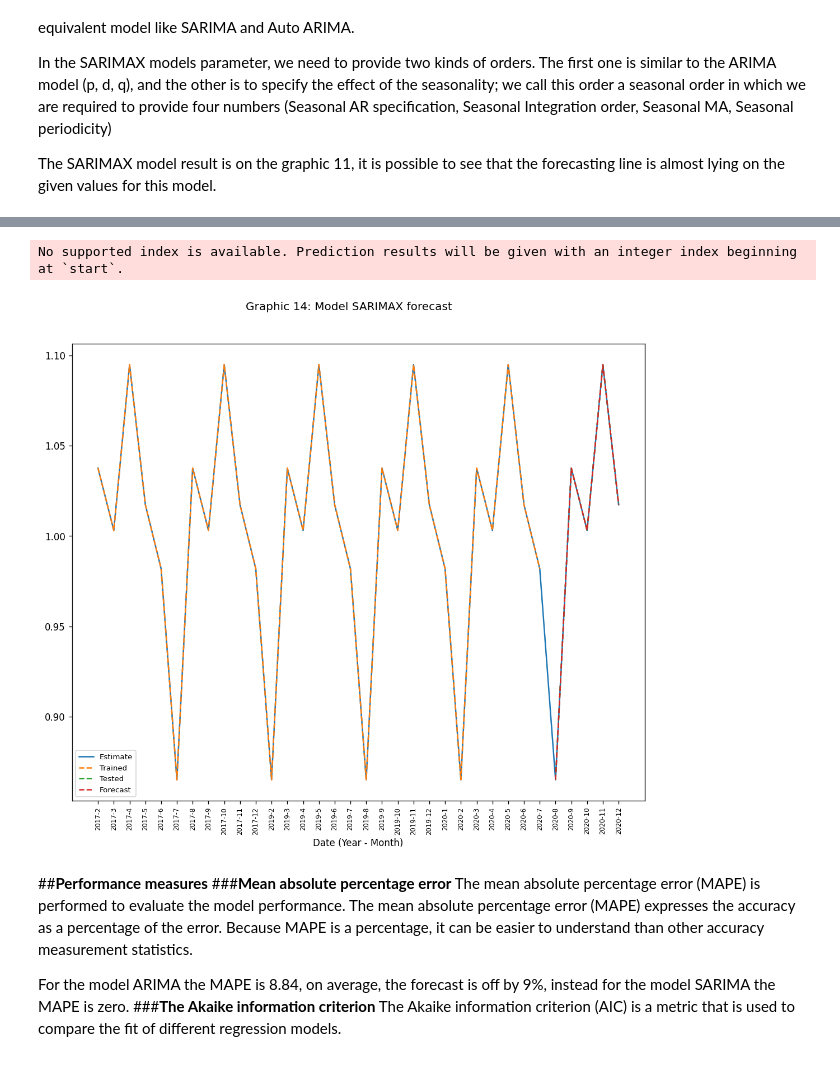
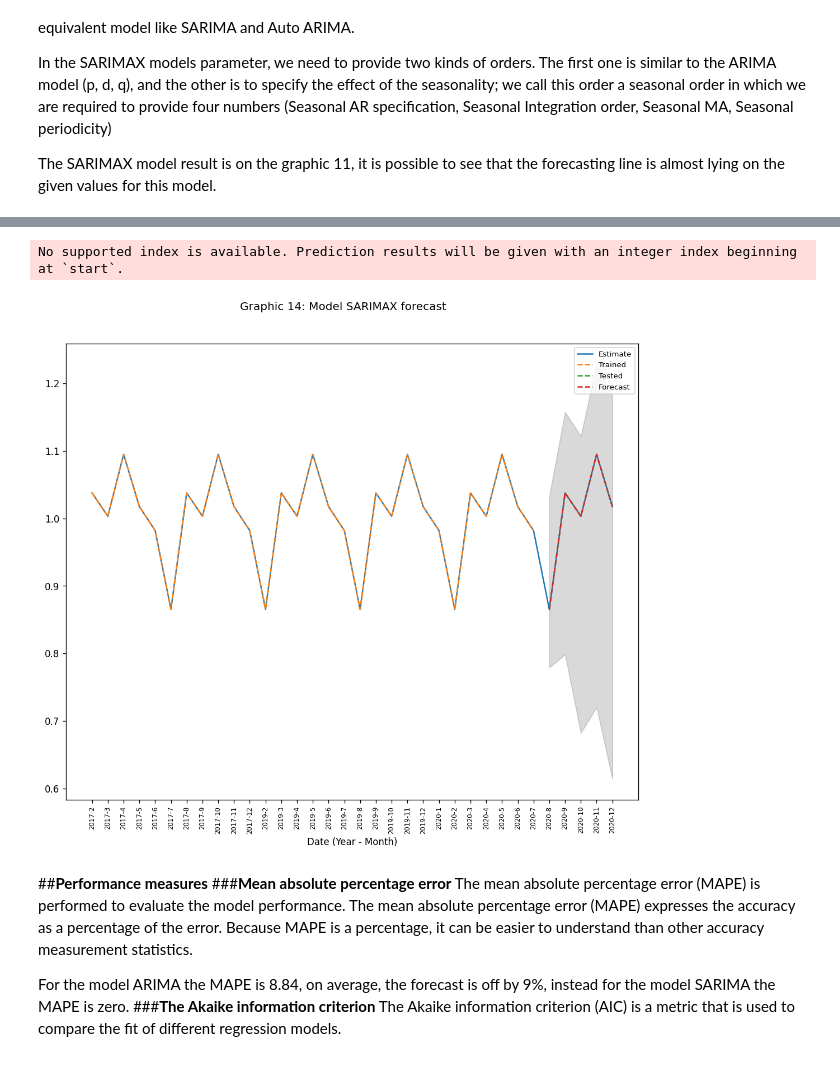
Before and after one commit to NLChavesA/PredictionsSSFColombianPacific, a Jupyter notebook: Time_Series_Analysis.ipynb, the cells around one changed output, grey strips where cells are left out. Cells and saved outputs as stored; diff of their text form; code cells hidden in the pictures.

```diff
--- a/Time_Series_Analysis.ipynb
+++ b/Time_Series_Analysis.ipynb
@@ -657,7 +657,7 @@ fc_series = pd.Series(fc, index=test.index)
 lower_series = pd.Series(conf[:, 0], index=test.index)
 upper_series = pd.Series(conf[:, 1], index=test.index)
 # Plot
-plt.figure(figsize=(11,9), dpi=120)
+plt.rcParams.update({'figure.figsize':(11,9), 'figure.dpi':120})
 plt.plot(s_rm, label='Estimate')
 plt.plot(train, label='Trained', linestyle='--')
 plt.plot(test, label='Tested', linestyle='--')
@@ -807,22 +807,24 @@ invalid value encountered in true_divide
 invalid value encountered in true_divide
 # %%
 #Testing the fitted model
-forecastS=fittedS.predict(start=29,end=33,dynamic=False)
+forecastS=fittedS.predict(start=29,end=33, alpha=0.05, dynamic=False)  # 95% conf
 # Plot
-plt.figure(figsize=(11,9), dpi=120)
+plt.rcParams.update({'figure.figsize':(11,9), 'figure.dpi':120})
+#Plot
 plt.plot(s_rm, label='Estimate')
 plt.plot(train, label='Trained', linestyle='--')
 plt.plot(test, label='Tested', linestyle='--')
 plt.plot(forecastS, label='Forecast', linestyle='--')
+plt.fill_between(lower_series.index, lower_series, upper_series, color='k', alpha=.15)
 plt.legend(loc='best', fontsize=8)
 plt.xticks(range(34), size='x-small', rotation = 90) # Fix to clearly display the date labels (Month - Year), and rotated 90º
 plt.xlabel('Date (Year - Month)')  # Label x-axis
 plt.suptitle('Graphic 14: Model SARIMAX forecast',y=0.95)
 plt.show()
 #savefig("Graphic14.png", dpi=300)  # Save the figure on png and 300 DPI
 # %% [output]
 No supported index is available. Prediction results will be given with an integer index beginning at `start`.
-[figure, old version]
+[figure, new version]
 # %% [markdown]
 ##**Performance measures**
 ###**Mean absolute percentage error**
```
Also changed, not shown: parts of 3 cells of this notebook.
